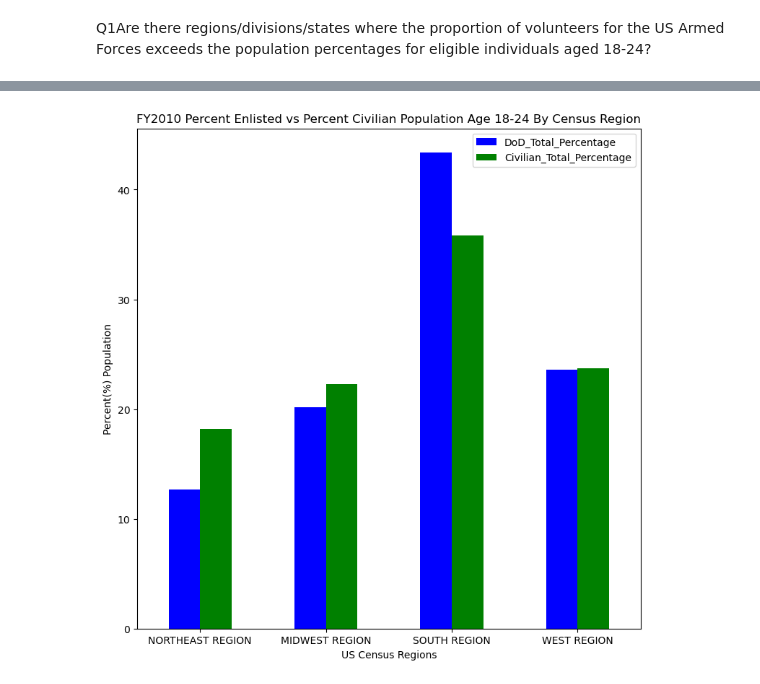
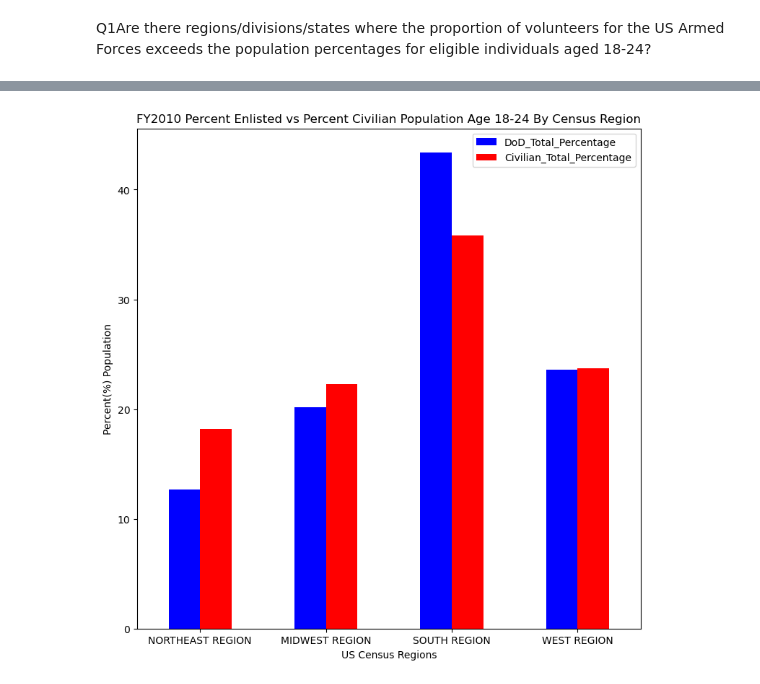
Before and after one commit to lightc4/lightch_capstone1, a Jupyter notebook: notebook/Accessions2010_20_gdppc.ipynb, the cells around one changed output, grey strips where cells are left out. Saved outputs shown, nothing was run; the diff lists cells and outputs as text; code cells hidden in the pictures.

```diff
--- a/notebook/Accessions2010_20_gdppc.ipynb
+++ b/notebook/Accessions2010_20_gdppc.ipynb
@@ -387,18 +364,18 @@ df_region_10 = df_region.loc[df_region['Year'] == 2010]
 # %%
 #https://www.geeksforgeeks.org/how-to-plot-multiple-data-columns-in-a-dataframe/
 #https://www.geeksforgeeks.org/how-to-change-the-color-of-a-single-bar-in-a-bar-plot/
-colors = ['blue', 'green']
+colors = ['blue', 'red']
 df_region_10 = pd.DataFrame(df_region_10, columns=['division', 'DoD_Total_Percentage', 'Civilian_Total_Percentage'])
 
 df_region_10.plot(x='division', y=['DoD_Total_Percentage', 'Civilian_Total_Percentage'], kind = 'bar', color = colors, figsize = (9,9))
 #plt.bar(color=colors)
 plt.xticks(rotation = 0)
 plt.xlabel('US Census Regions')
 plt.ylabel('Percent(%) Population')
 plt.title('FY2010 Percent Enlisted vs Percent Civilian Population Age 18-24 By Census Region')
 plt.show()
 # %% [output]
-[figure, old version]
+[figure, new version]
 # %%
 #This show that for 2010, the percentages of those enlisting in the NORTHEAST and NORTH CENTRAL Regions were lower than the percentages represented
 #in each region's population, except for the SOUTH.
```
Also changed, not shown: parts of 17 cells of this notebook, 3 other files.
